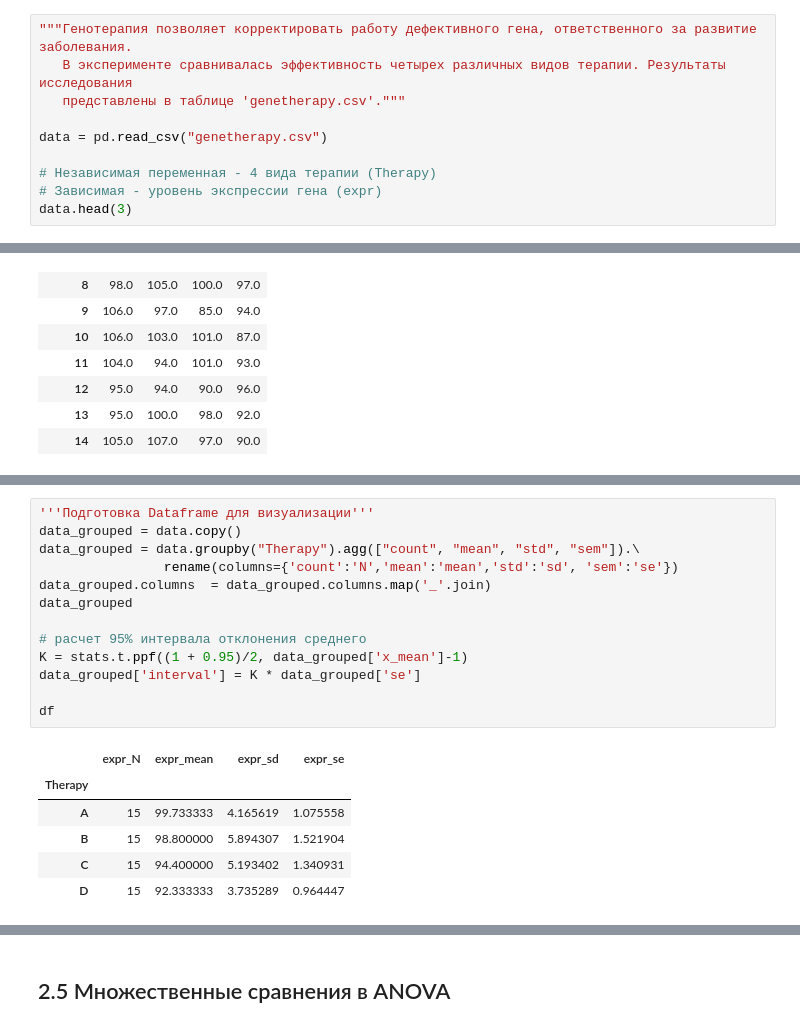
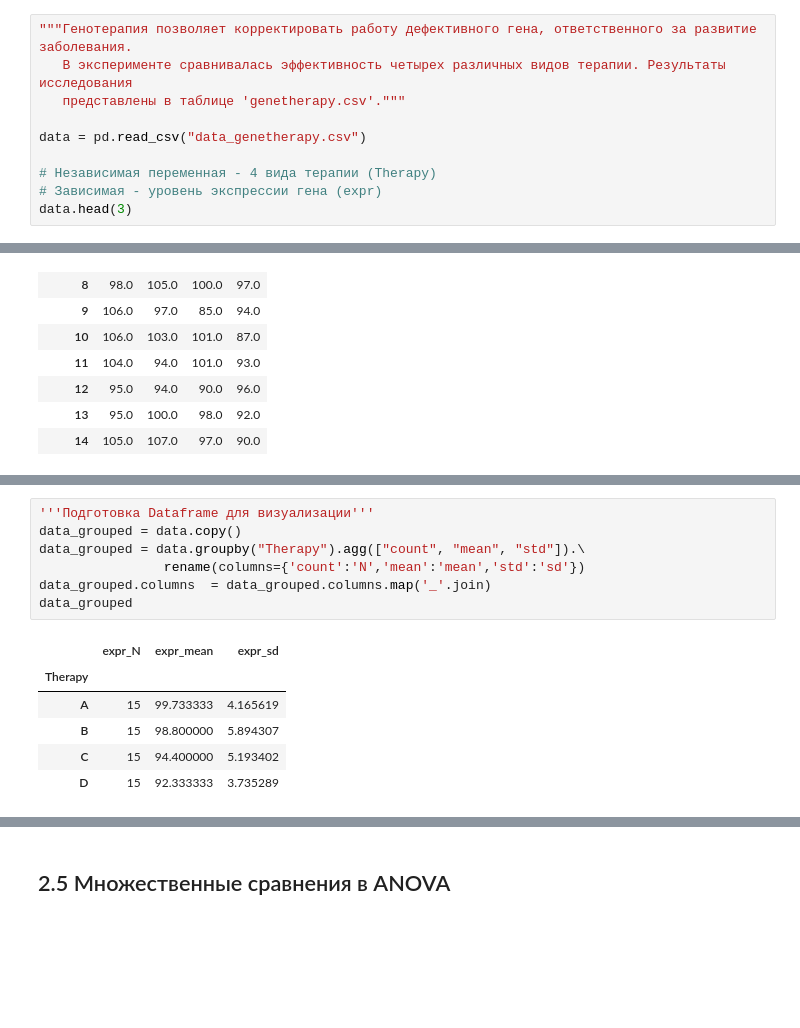
Before and after one commit to LiquidVac/My_study, a Jupyter notebook: STEPIK Basics of Statistics/Лекция. Основы Статистики. Часть 2.ipynb, the cells around one changed output, grey strips where cells are left out. Saved outputs shown, nothing was run; the diff lists cells and outputs as text; blank space fills up the shorter version.

Commit message:
Rename

```diff
--- a/STEPIK Basics of Statistics/Основы Статистики. Неделя 2.ipynb
+++ b/STEPIK Basics of Statistics/Лекция. Основы Статистики. Часть 2.ipynb
@@ -519,7 +519,7 @@ p = 0.040052541494826094 , отклоняем нулевую гипотезу о
    В эксперименте сравнивалась эффективность четырех различных видов терапии. Результаты исследования
    представлены в таблице 'genetherapy.csv'."""
 
-data = pd.read_csv("genetherapy.csv")
+data = pd.read_csv("data_genetherapy.csv")
 
 # Независимая переменная - 4 вида терапии (Therapy)
 # Зависимая - уровень экспрессии гена (expr)
@@ -622,23 +623,17 @@ p = 0.00015249722895229606 , отклоняем нулевую гипотезу
 # %%
 '''Подготовка Dataframe для визуализации'''
 data_grouped = data.copy()
-data_grouped = data.groupby("Therapy").agg(["count", "mean", "std", "sem"]).\
-                rename(columns={'count':'N','mean':'mean','std':'sd', 'sem':'se'})
+data_grouped = data.groupby("Therapy").agg(["count", "mean", "std"]).\
+                rename(columns={'count':'N','mean':'mean','std':'sd'})
 data_grouped.columns  = data_grouped.columns.map('_'.join)
 data_grouped
-
-# расчет 95% интервала отклонения среднего
-K = stats.t.ppf((1 + 0.95)/2, data_grouped['x_mean']-1)
-data_grouped['interval'] = K * data_grouped['se']
-
-df
 # %% [output]
-|  | expr_N | expr_mean | expr_sd | expr_se |
-| Therapy |  |  |  |  |
-| A | 15 | 99.733333 | 4.165619 | 1.075558 |
-| B | 15 | 98.800000 | 5.894307 | 1.521904 |
-| C | 15 | 94.400000 | 5.193402 | 1.340931 |
-| D | 15 | 92.333333 | 3.735289 | 0.964447 |
+|  | expr_N | expr_mean | expr_sd |
+| Therapy |  |  |  |
+| A | 15 | 99.733333 | 4.165619 |
+| B | 15 | 98.800000 | 5.894307 |
+| C | 15 | 94.400000 | 5.193402 |
+| D | 15 | 92.333333 | 3.735289 |
 # %%
 """Построение графика доверительных интервалов"""
 A_mean = data_grouped.loc["A"][1]
```
Also changed, not shown: parts of 4 cells of this notebook, 2 other files.
